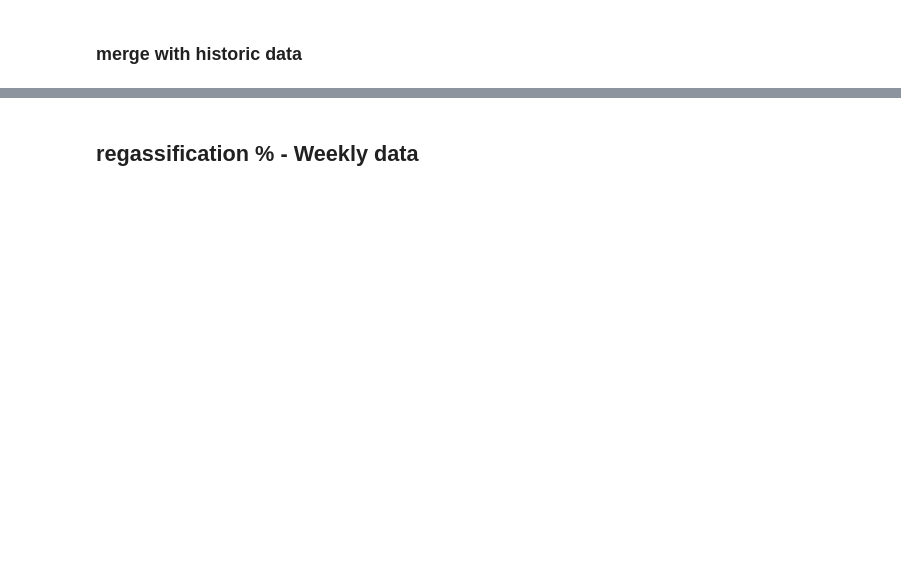
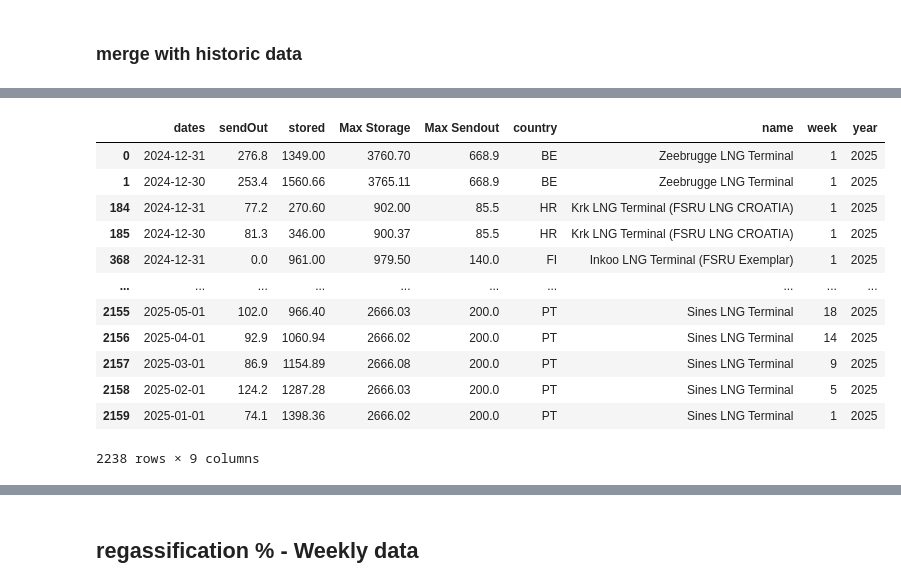
Before and after one commit to greenbruegel/gas-imports, a Jupyter notebook: weekly updates/1) LNG terminals.ipynb, the cells around one changed output, grey strips where cells are left out. Drawn from its saved outputs; the diff is of its cells as text; code cells hidden in the pictures; blank space fills up the shorter version.

Commit message:
terminals_v2

```diff
--- a/weekly updates/1) LNG terminals.ipynb
+++ b/weekly updates/1) LNG terminals.ipynb
@@ -156,15 +156,16 @@ df_9b = pd.read_csv('2023_2.csv',index_col=0)
 df_10a = pd.read_csv('2024_1.csv',index_col=0)
 df_10b = pd.read_csv('2024_2.csv',index_col=0)
 df_11a = pd.read_csv('2025_1.csv',index_col=0)
+df_11av2 = pd.read_csv('2025_1_2025_02_25.csv',index_col=0)
+df_11av3 = pd.read_csv('2025_1_2025_03_27.csv',index_col=0)
 
 df = pd.concat([df_1,df_2,df_3,df_4,df_5a,df_5b,df_6a,df_6b,df_7a,df_7b,df_8a,df_8b,df_9a,df_9b,df_10a, df_10b, df_11a])
-df = df.drop_duplicates()
+df_old02 = pd.concat([df_1,df_2,df_3,df_4,df_5a,df_5b,df_6a,df_6b,df_7a,df_7b,df_8a,df_8b,df_9a,df_9b,df_10a, df_10b, df_11av2])
+df_old03 = pd.concat([df_1,df_2,df_3,df_4,df_5a,df_5b,df_6a,df_6b,df_7a,df_7b,df_8a,df_8b,df_9a,df_9b,df_10a, df_10b, df_11av3])
 
-from datetime import date
-today = date.today()
-# this is used to have Sunday's observation as last ones when running on Wednesday (most recent data often partially missing)
-last_obs = today - timedelta(days=2)  # you want it equal to 2 on Tuesday and 3 on Wednesday
-
-df = df.set_index(pd.DatetimeIndex(df['dates']))
-del df['dates']
-df = df.sort_values(by='dates')
+# df = df.drop_duplicates()
+# df_old02 = df_old02.drop_duplicates()
+# df_old03 = df_old03.drop_duplicates()
+# %%
+df_old02 = pd.concat([df_1,df_2,df_3,df_4,df_5a,df_5b,df_6a,df_6b,df_7a,df_7b,df_8a,df_8b,df_9a,df_9b,df_10a, df_10b, df_11av2])
+df_old03 = pd.concat([df_1,df_2,df_3,df_4,df_5a,df_5b,df_6a,df_6b,df_7a,df_7b,df_8a,df_8b,df_9a,df_9b,df_10a, df_10b, df_11av3])
@@ -170,0 +282,23 @@ df = df.sort_values(by='dates')
+# %%
+df_old = df_old02
+
+df_old['dates'] = pd.to_datetime(df_old['dates'])
+df_old['week'] = df_old['dates'].dt.isocalendar().week
+df_old['year'] = df_old['dates'].dt.isocalendar().year
+df_old_2025 = df_old[(df_old['dates'] >= '2024-12-30') & (df_old['dates'] <= '2025-12-28')]
+df_old_2025[['dates', 'name', 'sendOut', 'week']].sort_values(['name', 'week', 'dates']).head(20)
+df_old_2025
+# %% [output]
+|  | dates | sendOut | stored | Max Storage | Max Sendout | country | name | week | year |
+| 0 | 2024-12-31 | 276.8 | 1349.00 | 3760.70 | 668.9 | BE | Zeebrugge LNG Terminal | 1 | 2025 |
+| 1 | 2024-12-30 | 253.4 | 1560.66 | 3765.11 | 668.9 | BE | Zeebrugge LNG Terminal | 1 | 2025 |
+| 184 | 2024-12-31 | 77.2 | 270.60 | 902.00 | 85.5 | HR | Krk LNG Terminal (FSRU LNG CROATIA) | 1 | 2025 |
+| 185 | 2024-12-30 | 81.3 | 346.00 | 900.37 | 85.5 | HR | Krk LNG Terminal (FSRU LNG CROATIA) | 1 | 2025 |
+| 368 | 2024-12-31 | 0.0 | 961.00 | 979.50 | 140.0 | FI | Inkoo LNG Terminal (FSRU Exemplar) | 1 | 2025 |
+| ... | ... | ... | ... | ... | ... | ... | ... | ... | ... |
+| 2155 | 2025-05-01 | 102.0 | 966.40 | 2666.03 | 200.0 | PT | Sines LNG Terminal | 18 | 2025 |
+| 2156 | 2025-04-01 | 92.9 | 1060.94 | 2666.02 | 200.0 | PT | Sines LNG Terminal | 14 | 2025 |
+| 2157 | 2025-03-01 | 86.9 | 1154.89 | 2666.08 | 200.0 | PT | Sines LNG Terminal | 9 | 2025 |
+| 2158 | 2025-02-01 | 124.2 | 1287.28 | 2666.03 | 200.0 | PT | Sines LNG Terminal | 5 | 2025 |
+| 2159 | 2025-01-01 | 74.1 | 1398.36 | 2666.02 | 200.0 | PT | Sines LNG Terminal | 1 | 2025 |
+2238 rows × 9 columns
```
Also changed, not shown: parts of 10 cells of this notebook.
